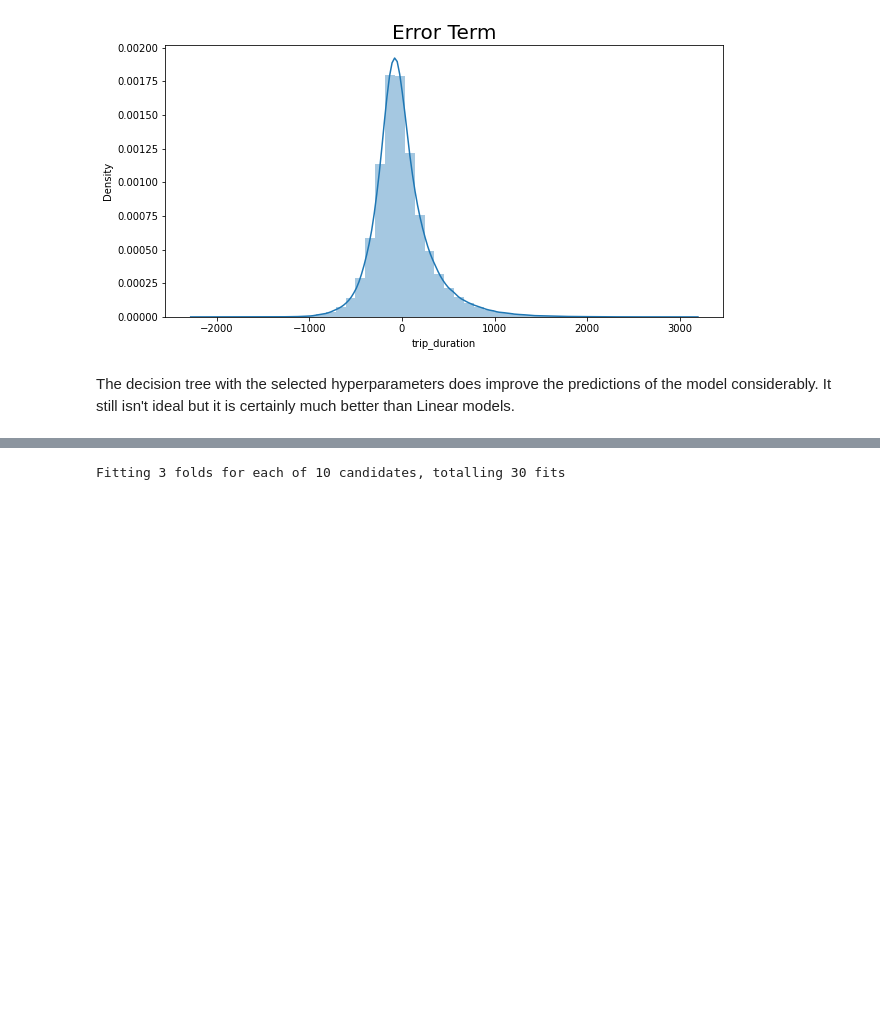
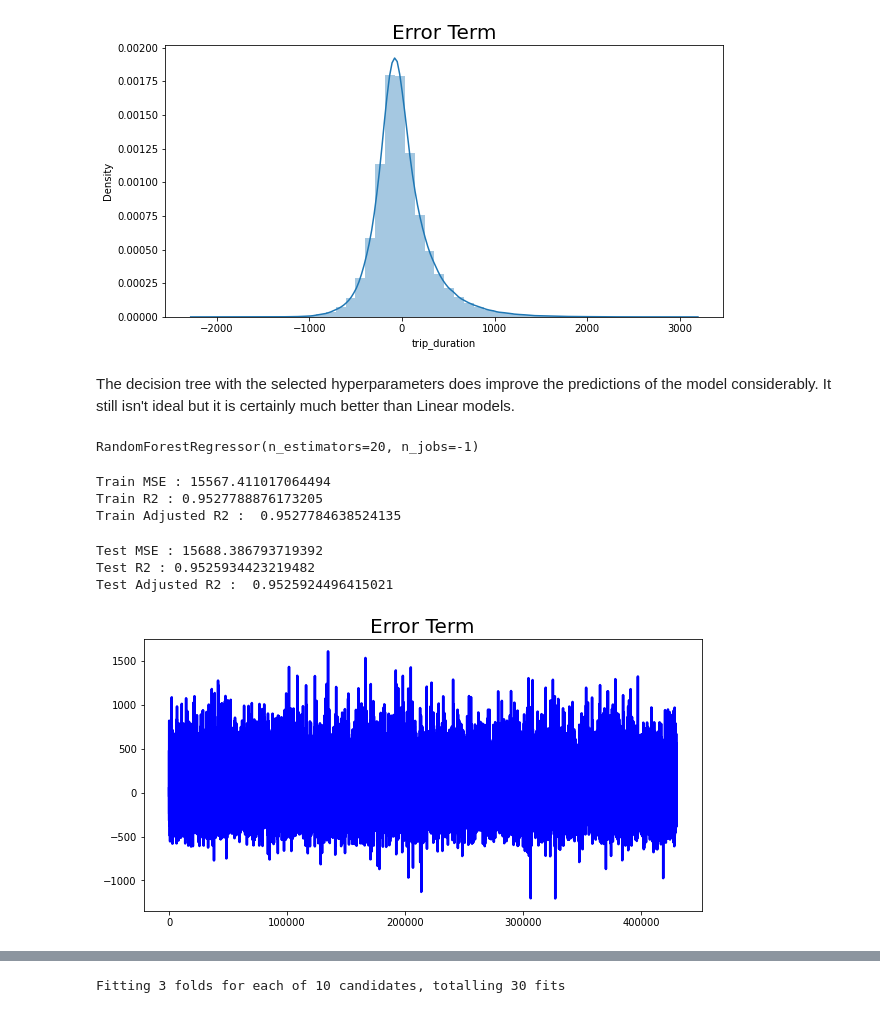
Before and after one commit to VilasSonawane/NYCTaxiTimePrediction-Model, a Jupyter notebook: Vilas_Copy_of_NYC_Taxi_Trip_Time_Prediction_Capstone_Project.ipynb, the cells around one changed output, grey strips where cells are left out. Drawn from its saved outputs; the diff is of its cells as text; code cells hidden in the pictures; blank space fills up the shorter version.

```diff
--- a/Vilas_Copy_of_NYC_Taxi_Trip_Time_Prediction_Capstone_Project.ipynb
+++ b/Vilas_Copy_of_NYC_Taxi_Trip_Time_Prediction_Capstone_Project.ipynb
@@ -1139,8 +1395,47 @@ The decision tree with the selected hyperparameters does improve the predictions
 # Fitting Random Forest Regression to the dataset
 from sklearn.ensemble import RandomForestRegressor
 from sklearn.model_selection import RandomizedSearchCV
-# # create regressor object
-# # regressor = RandomForestRegressor(n_estimators = 100, random_state = 0)
-# rforest = RandomForestRegressor(n_estimators = 20, n_jobs = -1)
-# # fit the regressor with x and y data
-# rforest.fit(X, y)
+# create regressor object
+# regressor = RandomForestRegressor(n_estimators = 100, random_state = 0)
+rforest = RandomForestRegressor(n_estimators = 20, n_jobs = -1)
+# fit the regressor with x and y data
+rforest.fit(X, y)
+# %% [output]
+RandomForestRegressor(n_estimators=20, n_jobs=-1)
+# %%
+y_pred_dt_train = rforest.predict(X_train)
+y_pred_dt_test = rforest.predict(X_test)
+# %%
+dt_train_mse  = mean_squared_error(y_train, y_pred_dt_train)
+print("Train MSE :" , dt_train_mse)
+
+dt_train_r2 = r2_score(y_train, y_pred_dt_train)
+print("Train R2 :" ,dt_train_r2)
+
+dt_train_r2_= 1-(1-r2_score(y_train, y_pred_dt_train))*((X_train.shape[0]-1)/(X_train.shape[0]-X_train.shape[1]-1))
+print("Train Adjusted R2 : ", dt_train_r2_)
+# %% [output]
+Train MSE : 15567.411017064494
+Train R2 : 0.9527788876173205
+Train Adjusted R2 :  0.9527784638524135
+# %%
+dt_test_mse  = mean_squared_error(y_test, y_pred_dt_test)
+print("Test MSE :" , dt_test_mse)
+
+dt_test_r2 = r2_score(y_test, y_pred_dt_test)
+print("Test R2 :" ,dt_test_r2)
+
+dt_test_r2_= 1-(1-r2_score(y_test, y_pred_dt_test))*((X_test.shape[0]-1)/(X_test.shape[0]-X_test.shape[1]-1))
+print("Test Adjusted R2 : ", dt_test_r2_)
+# %% [output]
+Test MSE : 15688.386793719392
+Test R2 : 0.9525934423219482
+Test Adjusted R2 :  0.9525924496415021
+# %%
+plt.figure(figsize= (10,5))
+c= [i for i in range(0, len(y_test))]
+plt.plot(c, y_test-y_pred_dt_test, color='blue', linewidth=2.5, linestyle='-')
+plt.title('Error Term', fontsize=20)
+plt.show()
+# %% [output]
+[figure, added]
```
Also changed, not shown: parts of 80 cells of this notebook.
